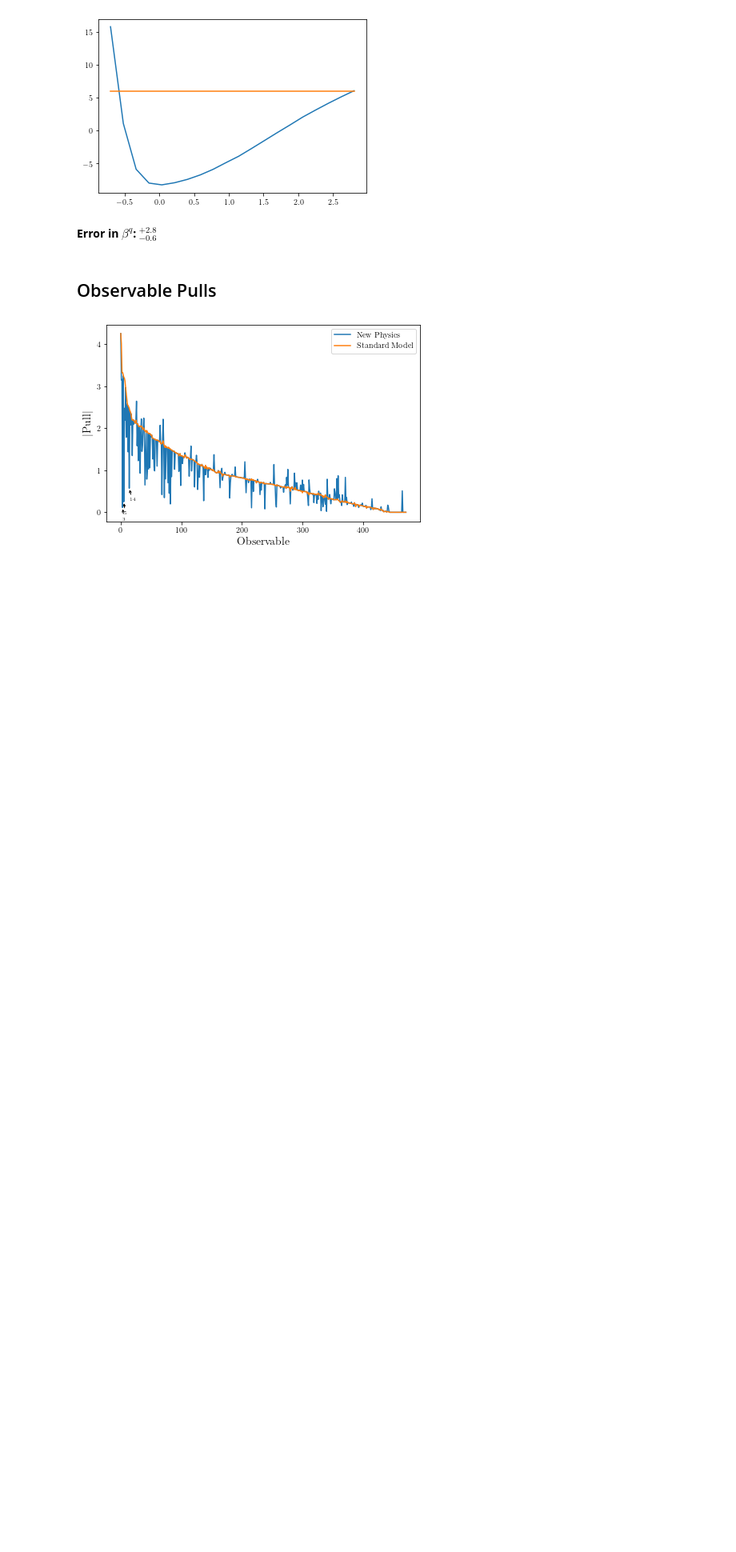
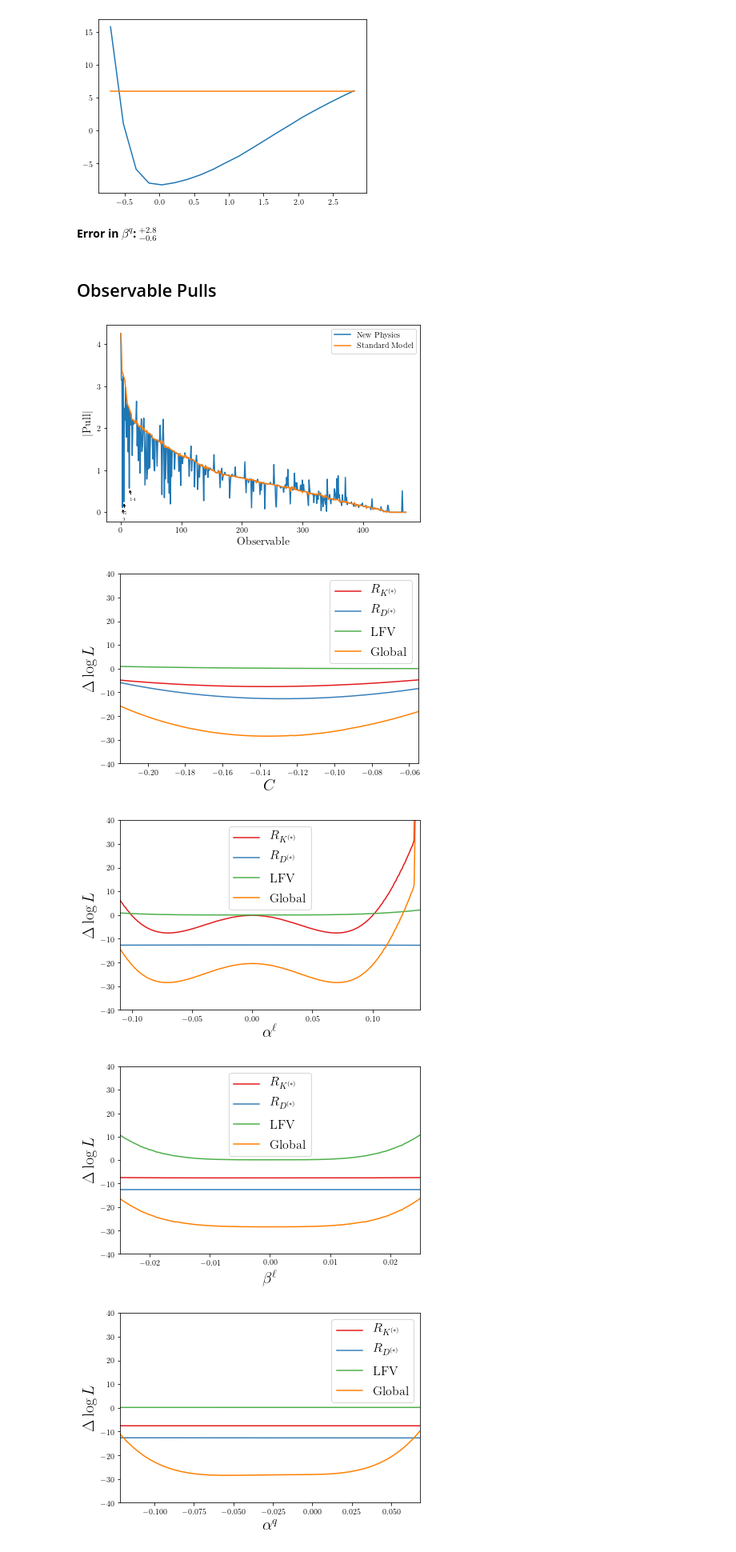
Before and after one commit to Jorge-Alda/SMEFT19, a Jupyter notebook: jupyter/PaperML/01_fits.ipynb, the cells around one changed output. Shown at 80% size. Saved outputs shown, nothing was run; the diff lists cells and outputs as text; code cells hidden in the pictures; blank space fills up the shorter version.

Commit message:
Likelihood plots for C, al, bl, aq, bq

```diff
--- a/jupyter/PaperML/01_fits.ipynb
+++ b/jupyter/PaperML/01_fits.ipynb
@@ -169,3 +170,44 @@ SMEFT19.comparepulls.compare(SMEFT19.scenarios.rotBII, '../../ellipses/rotBII.ya
 SMEFT19.plots.compare_plot(SMEFT19.scenarios.rotBII, '../../ellipses/rotBII.yaml', '../../plots/rotBII', 1.5)
 # %% [output]
 [figure]
+# %%
+evo = [0]*5
+ranges = [[-0.08, 0.08], [-0.18, 0.07], [-0.025, 0.025], [-0.07, 0.12], [-0.6,2.8]]
+labels = [r'$C$', r'$\alpha^\ell$', r'$\beta^\ell$', r'$\alpha^q$', r'$\beta^q$']
+labelsplain = ['C', 'alphal', 'betal', 'alphaq', 'betaq']
+fits = ['RK', 'RD', 'LFV', 'global']
+fitcodes = {'RK':'likelihood_lfu_fcnc.yaml', 'RD':'likelihood_rd_rds.yaml',
+            'LFV':'likelihood_lfv.yaml', 'global':'global'}
+fitlabels = {'RK':r'$R_{K^{(*)}}$', 'RD':r'$R_{D^{(*)}}$',  'LFV':'LFV', 'global':'Global'}
+fitcolors = {'RK':(0.8941176470588236, 0.10196078431372549, 0.10980392156862745),
+             'RD':(0.21568627450980393, 0.49411764705882355, 0.7215686274509804),
+             'LFV':(0.30196078431372547, 0.6862745098039216, 0.2901960784313726),
+             'global':(1.0, 0.4980392156862745, 0.0)}
+# %%
+for i in range(1):
+    xvalues = bf2[i] + np.linspace(ranges[i][0], ranges[i][1], 200)
+    evoi = []
+    for x in xvalues:
+        bfx = bf2.copy()
+        bfx[i] = x
+        evoi.append(SMEFT19.likelihood_fits(bfx, SMEFT19.scenarios.rotBII))
+    evo[i] = evoi
+# %%
+for i in range(0,5):
+    xvalues = bf2[i] + np.linspace(ranges[i][0], ranges[i][1], 200)
+    fig = plt.figure()
+    for f in fits:
+        plt.plot(xvalues, -pd.DataFrame(evo[i])[fitcodes[f]], lw=1.5, label=fitlabels[f], color=fitcolors[f])
+    plt.ylim([-40,40])
+    plt.xlim([bf2[i]+ranges[i][0], bf2[i]+ranges[i][1]])
+    plt.legend(fontsize=16)
+    plt.xlabel(labels[i], fontsize=20)
+    plt.ylabel(r'$\Delta \log L$', fontsize=20)
+    plt.tight_layout(pad=0.5)
+    fig.savefig(f'../../plots/evoplot_{labelsplain[i]}.pdf')
+    fig.savefig(f'../../plots/evoplot_{labelsplain[i]}.pgf')
+# %% [output]
+[figure, added]
+[figure, added]
+[figure, added]
+[figure, added]
```
Also changed, not shown: parts of 2 cells of this notebook, 17 other files.
